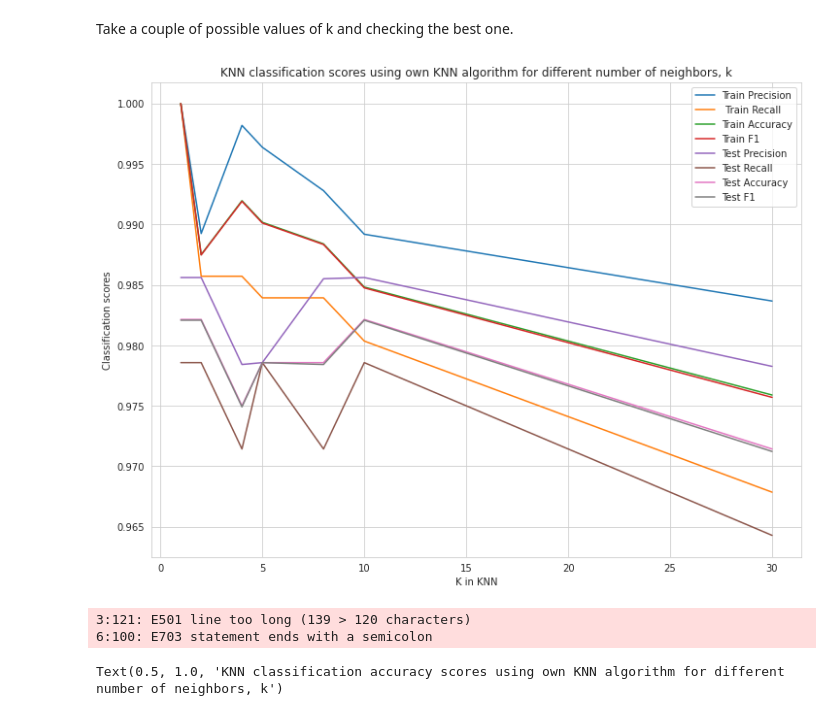
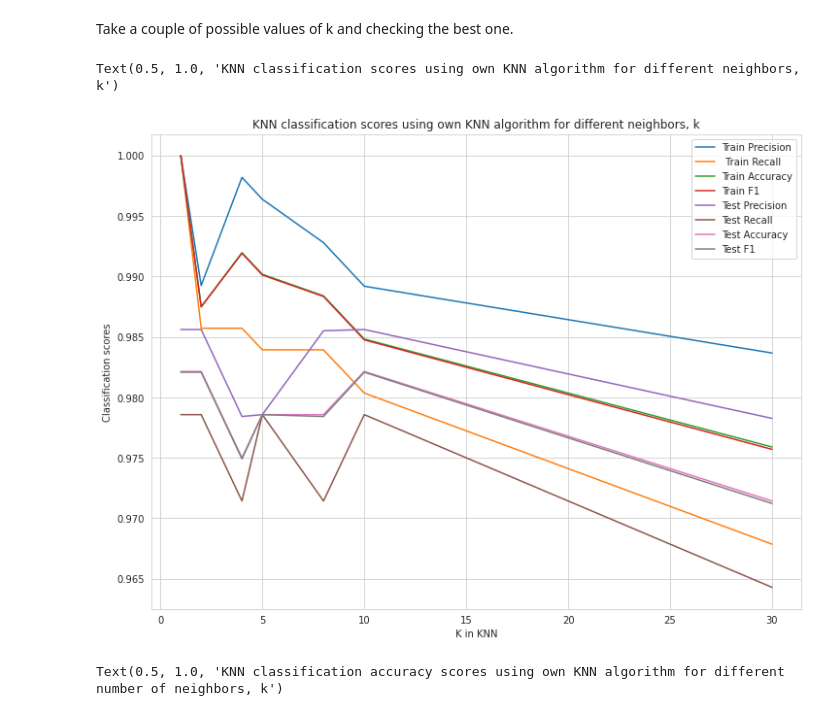
Before and after one commit to AnnaToi01/BI_ML_2021, a Jupyter notebook: hw1_intro_knn/code/en_KNN.ipynb, the cells around one changed output. Saved outputs shown, nothing was run; the diff lists cells and outputs as text; code cells hidden in the pictures.

```diff
--- a/hw1_intro_knn/code/en_KNN.ipynb
+++ b/hw1_intro_knn/code/en_KNN.ipynb
@@ -308,14 +313,14 @@ train_metrics, test_metrics = find_best_k(bin_X_train, bin_y_train, bin_X_test,
 # %%
 plt.plot(params, train_metrics)
 plt.plot(params, test_metrics)
-plt.legend(["Train Precision", " Train Recall", "Train Accuracy", "Train F1", "Test Precision", "Test Recall", "Test Accuracy", "Test F1"])
+plt.legend(["Train Precision", " Train Recall", "Train Accuracy", "Train F1",
+            "Test Precision", "Test Recall", "Test Accuracy", "Test F1"])
 plt.xlabel("K in KNN")
 plt.ylabel("Classification scores")
-plt.title("KNN classification scores using own KNN algorithm for different number of neighbors, k");
+plt.title("KNN classification scores using own KNN algorithm for different neighbors, k")
 # %% [output]
+Text(0.5, 1.0, 'KNN classification scores using own KNN algorithm for different neighbors, k')
-[figure, old version]
+[figure, new version]
-3:121: E501 line too long (139 > 120 characters)
-6:100: E703 statement ends with a semicolon
 # %%
 plt.plot(params, train_metrics["Accuracy"], label='Train')
 plt.plot(params, test_metrics["Accuracy"], label='Test')
```
Also changed, not shown: parts of 11 cells of this notebook, 2 other files.
